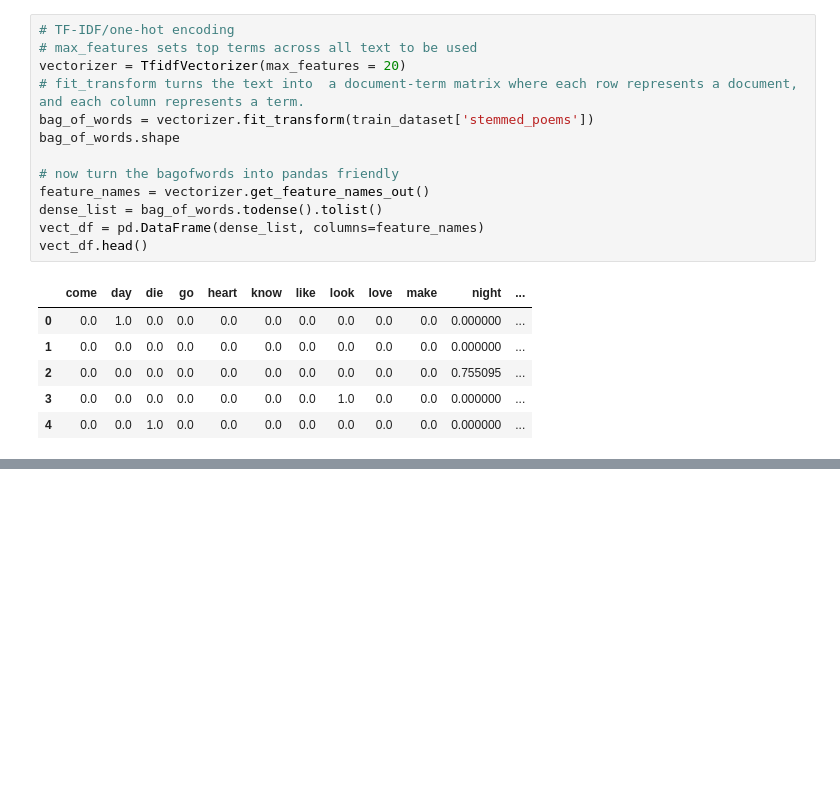
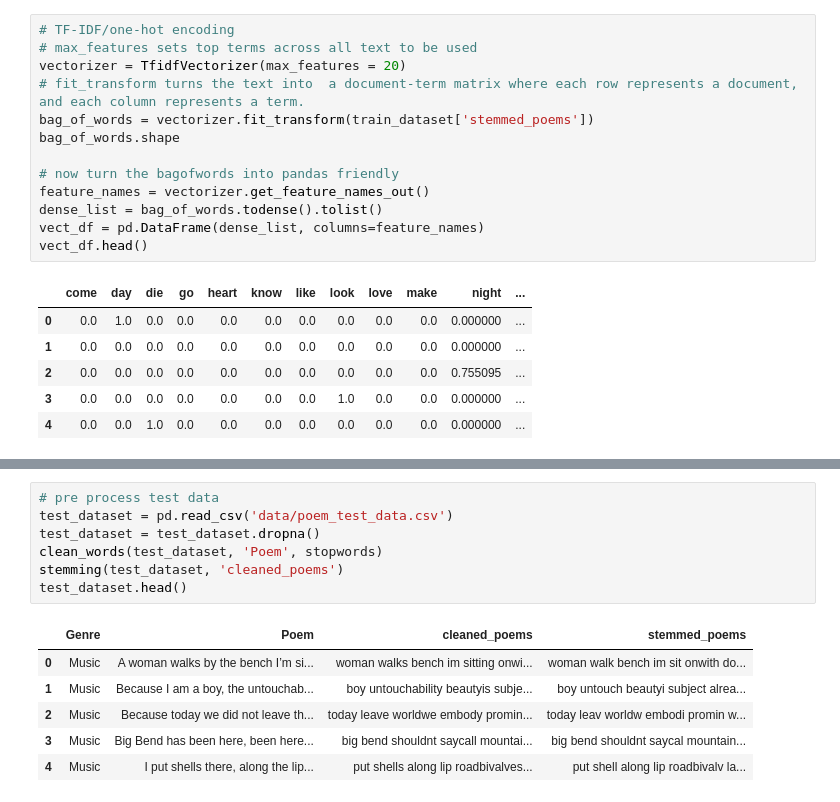
Before and after one commit to lheitman0/NLP_PoemClassifier, a Jupyter notebook: main.ipynb, the cells around one changed output, grey strips where cells are left out. Cells and saved outputs as stored; diff of their text form; blank space fills up the shorter version.

```diff
--- a/main.ipynb
+++ b/main.ipynb
@@ -146,0 +159,14 @@ vect_df.head()
+# %%
+# pre process test data
+test_dataset = pd.read_csv('data/poem_test_data.csv')
+test_dataset = test_dataset.dropna()
+clean_words(test_dataset, 'Poem', stopwords)
+stemming(test_dataset, 'cleaned_poems')
+test_dataset.head()
+# %% [output]
+|  | Genre | Poem | cleaned_poems | stemmed_poems |
+| 0 | Music | A woman walks by the bench I’m si... | woman walks bench im sitting onwi... | woman walk bench im sit onwith do... |
+| 1 | Music | Because I am a boy, the untouchab... | boy untouchability beautyis subje... | boy untouch beautyi subject alrea... |
+| 2 | Music | Because today we did not leave th... | today leave worldwe embody promin... | today leav worldw embodi promin w... |
+| 3 | Music | Big Bend has been here, been here... | big bend shouldnt saycall mountai... | big bend shouldnt saycal mountain... |
+| 4 | Music | I put shells there, along the lip... | put shells along lip roadbivalves... | put shell along lip roadbivalv la... |
```
Also changed, not shown: parts of 10 cells of this notebook, 3 other files.
